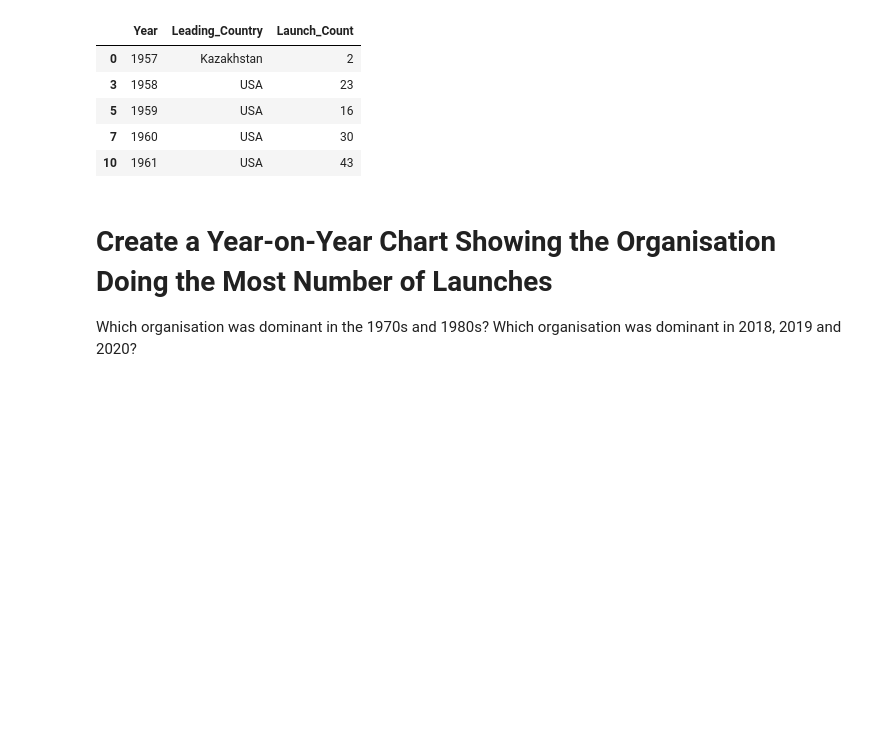
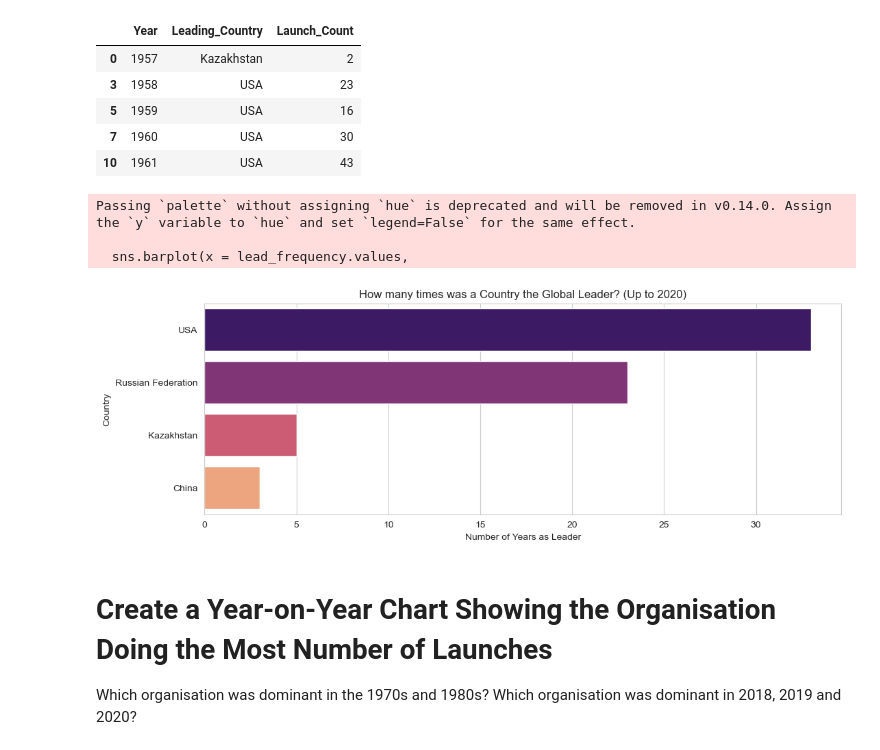
Before and after one commit to CyberWol-12/space_mission_analysis, a Jupyter notebook: Space_Missions_Analysis_(start).ipynb, the cells around one changed output. Drawn from its saved outputs; the diff is of its cells as text; code cells hidden in the pictures; blank space fills up the shorter version.

Commit message:
How many times was a Country the Global Leader(Up to 2020)

```diff
--- a/Space_Missions_Analysis_(start).ipynb
+++ b/Space_Missions_Analysis_(start).ipynb
@@ -684,3 +681,20 @@ lead_frequency = leading_countries['Leading_Country'].value_counts()
+# %%
+#counting how many years each countries lead
+lead_frequency = leading_countries['Leading_Country'].value_counts()
+plt.figure(figsize = (12,4))
+sns.barplot(x = lead_frequency.values,
+           y =  lead_frequency.index,
+            palette='magma')
+plt.title('How many times was a Country the Global Leader(Up to 2020)',fontsize = 12)
+plt.xlabel('Number of Years as Leader')
+plt.ylabel('Country')
+
+plt.show()
+# %% [output]
+Passing `palette` without assigning `hue` is deprecated and will be removed in v0.14.0. Assign the `y` variable to `hue` and set `legend=False` for the same effect.
+
+  sns.barplot(x = lead_frequency.values,
+[figure, added]
 # %% [markdown]
 # Create a Year-on-Year Chart Showing the Organisation Doing the Most Number of Launches
 
```
Also changed, not shown: parts of 1 cell of this notebook.
